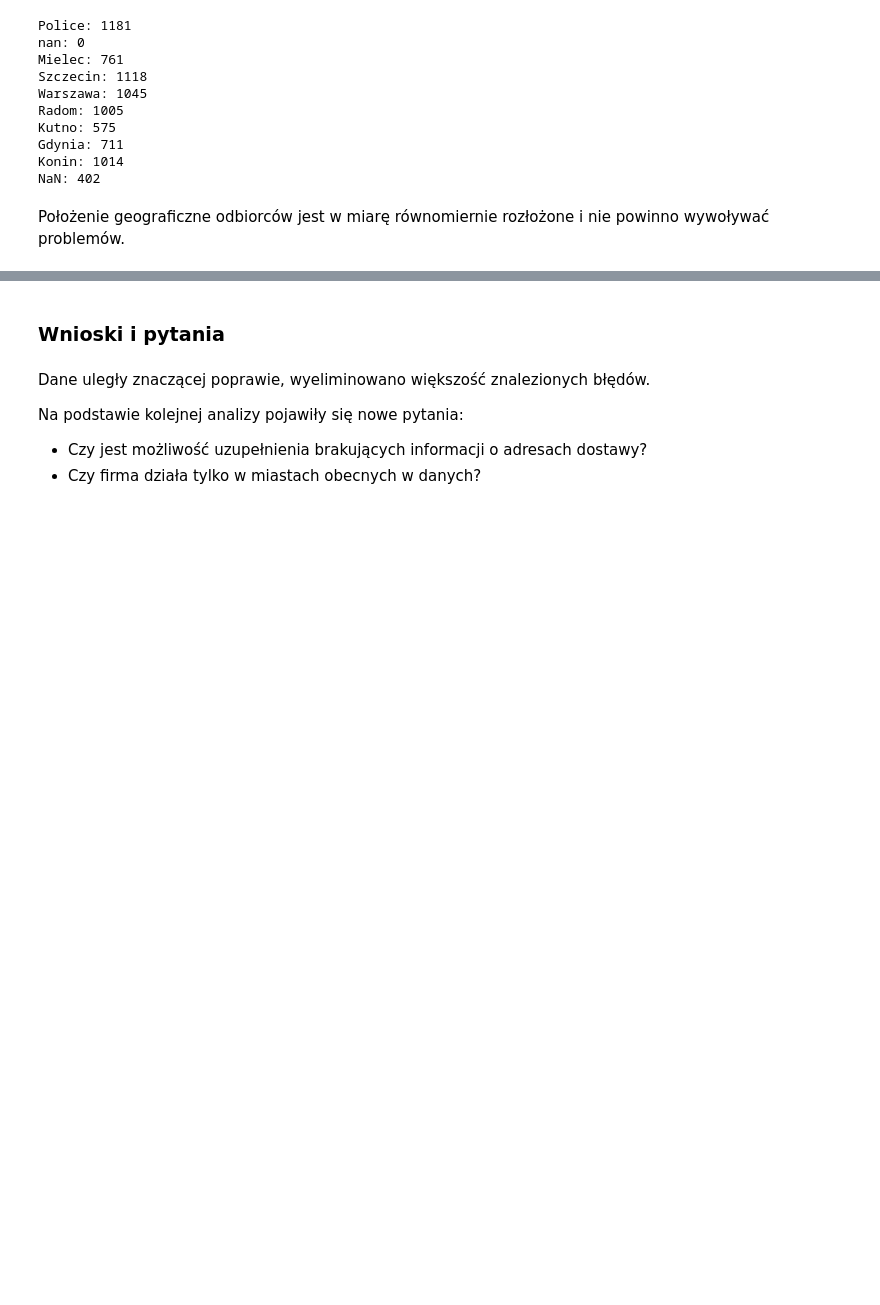
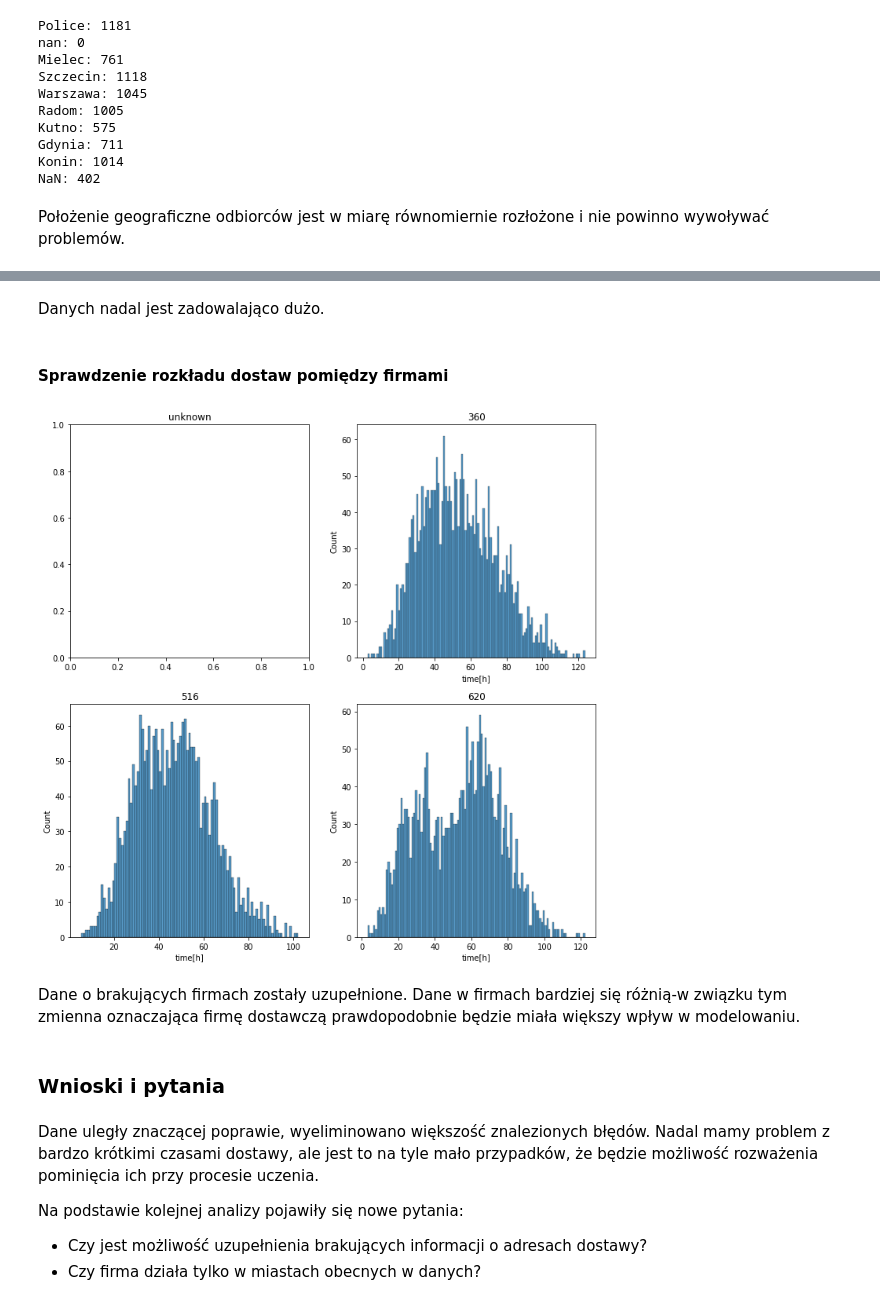
Before and after one commit to RafalUzarowicz/IUM, a Jupyter notebook: etap1.ipynb, the cells around one changed output, grey strips where cells are left out. Cells and saved outputs as stored; diff of their text form; code cells hidden in the pictures; blank space fills up the shorter version.

```diff
--- a/etap1.ipynb
+++ b/etap1.ipynb
@@ -588,7 +598,35 @@ Położenie geograficzne odbiorców jest w miarę równomiernie rozłożone i ni
+# %% [markdown]
+Danych nadal jest zadowalająco dużo.
+# %% [markdown]
+#### Sprawdzenie rozkładu dostaw pomiędzy firmami
+# %%
+companies = preped["delivery_company"].unique()
+dfs = {
+    "unknown": preped[preped['delivery_company'].isna()]["time[h]"],
+    "360": preped[preped['delivery_company']==360]["time[h]"],
+    "516": preped[preped['delivery_company']==516]["time[h]"],
+    "620": preped[preped['delivery_company']==620]["time[h]"]
+}
+
+fgs, axes = plt.subplots(2, 2, figsize=(12,12))
+axs = [axes[i][j] for i in [0,1] for j in [0,1]]
+i=0
+for key, df in dfs.items():
+  sns.histplot(data = df, binwidth=1, ax = axs[i])
+  axs[i].title.set_text(key)
+  i+=1
+plt.show()
+# %% [output]
+[figure, added]
+# %% [markdown]
+Dane o brakujących firmach zostały uzupełnione. Dane w firmach bardziej się różnią-w związku tym zmienna oznaczająca
+firmę dostawczą prawdopodobnie będzie miała większy wpływ w modelowaniu.
 # %% [markdown]
 ### Wnioski i pytania
 # %% [markdown]
 Dane uległy znaczącej poprawie, wyeliminowano większość znalezionych błędów.
+Nadal mamy problem z bardzo krótkimi czasami dostawy, ale jest to na tyle mało przypadków,
+że będzie możliwość rozważenia pominięcia ich przy procesie uczenia.
 
 Na podstawie kolejnej analizy pojawiły się nowe pytania:
 - Czy jest możliwość uzupełnienia brakujących informacji o adresach dostawy?
```
Also changed, not shown: parts of 20 cells of this notebook.
